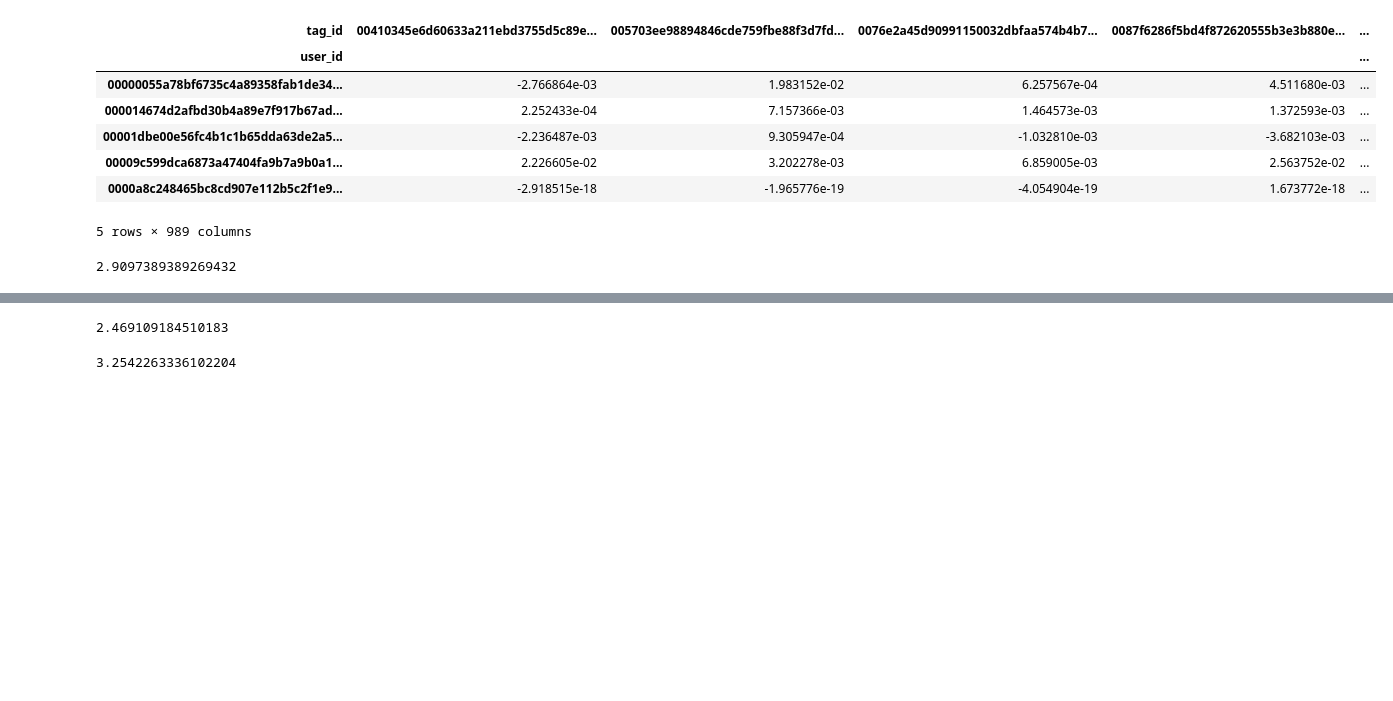
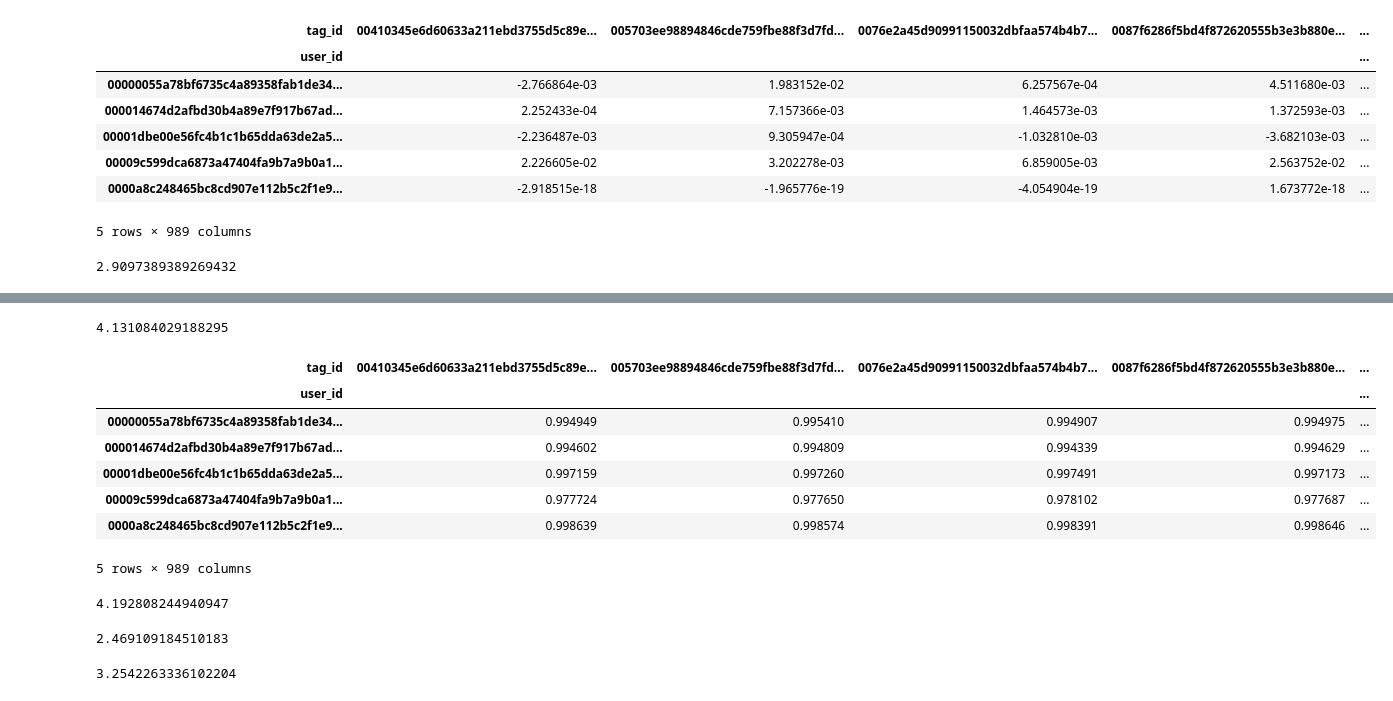
Before and after one commit to hjlopes/collaborative-filtering, a Jupyter notebook: notebooks/Model analysis.ipynb, the cells around one changed output, grey strips where cells are left out. Saved outputs shown, nothing was run; the diff lists cells and outputs as text; code cells hidden in the pictures; blank space fills up the shorter version.

```diff
--- a/notebooks/Model analysis.ipynb
+++ b/notebooks/Model analysis.ipynb
@@ -145,3 +179,29 @@ eval_model(predictions_df, test_df)
+# %%
+eval_model(cosine_predictions_df, test_df)
+# %% [output]
+4.131084029188295
+# %%
+def euclidean_distance_model():
+    item_similarity = pairwise_distances(train_user_tags_df.values.T, metric='euclidean')
+    user_predictions = train_user_tags_df.values.dot(item_similarity)/np.abs(item_similarity.sum(axis=1))
+    user_predictions = 1 / (1 + user_predictions)
+    return pd.DataFrame(user_predictions, columns=train_user_tags_df.columns, index=train_user_tags_df.index)
+# %%
+euclidean_predictions_df = euclidean_distance_model()
+euclidean_predictions_df.head()
+# %% [output]
+| tag_id | 00410345e6d60633a211ebd3755d5c89e... | 005703ee98894846cde759fbe88f3d7fd... | 0076e2a45d90991150032dbfaa574b4b7... | 0087f6286f5bd4f872620555b3e3b880e... | ... |
+| user_id |  |  |  |  | ... |
+| 00000055a78bf6735c4a89358fab1de34... | 0.994949 | 0.995410 | 0.994907 | 0.994975 | ... |
+| 000014674d2afbd30b4a89e7f917b67ad... | 0.994602 | 0.994809 | 0.994339 | 0.994629 | ... |
+| 00001dbe00e56fc4b1c1b65dda63de2a5... | 0.997159 | 0.997260 | 0.997491 | 0.997173 | ... |
+| 00009c599dca6873a47404fa9b7a9b0a1... | 0.977724 | 0.977650 | 0.978102 | 0.977687 | ... |
+| 0000a8c248465bc8cd907e112b5c2f1e9... | 0.998639 | 0.998574 | 0.998391 | 0.998646 | ... |
+5 rows × 989 columns
+# %%
+eval_model(euclidean_predictions_df, test_df)
+# %% [output]
+4.192808244940947
 # %%
 preds_15_df = matrix_decomposition(n_factors = 15)
 eval_model(preds_15_df, test_df)
```
Also changed, not shown: parts of 6 cells of this notebook.
